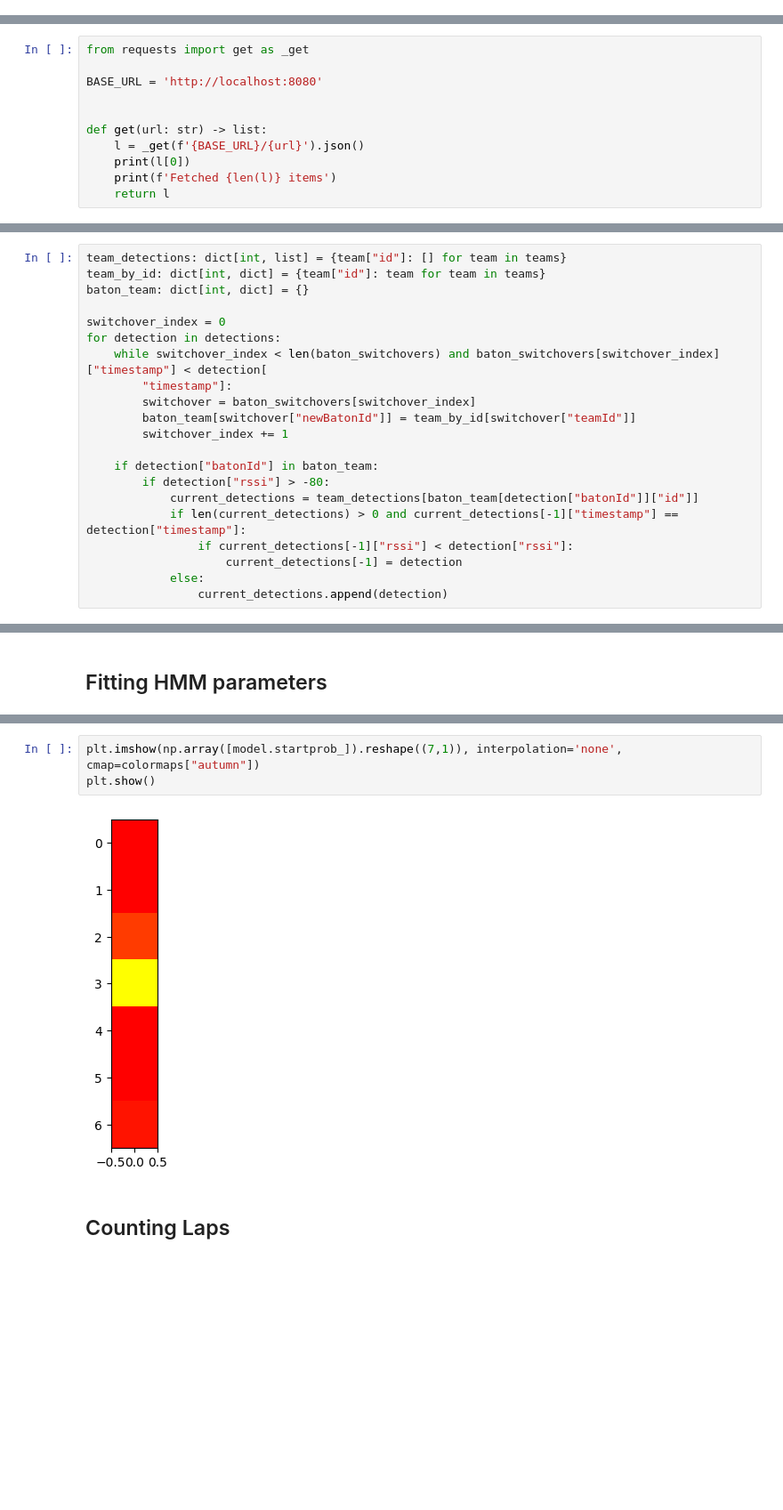
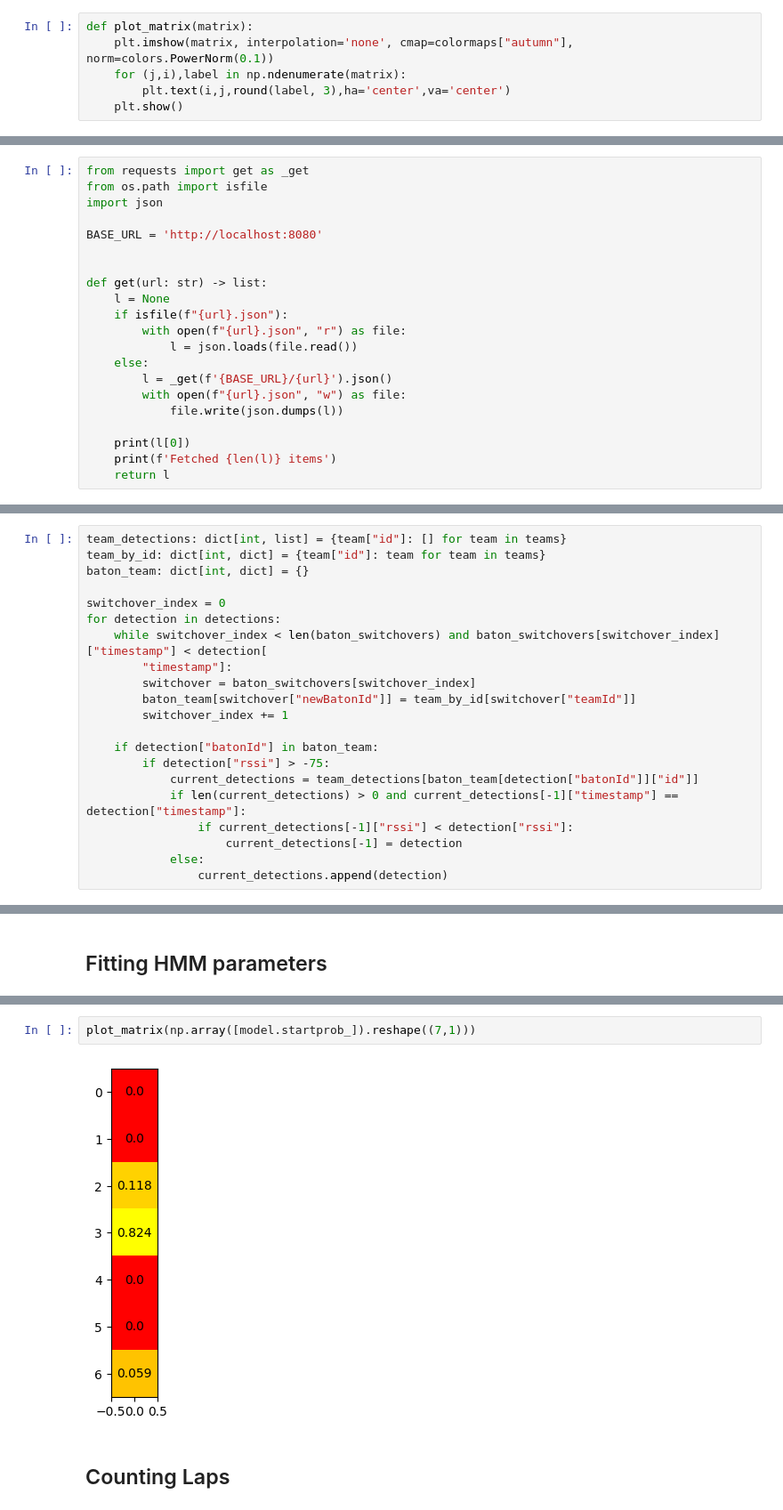
Before and after one commit to FKD13/12urenloop-hmmlearn, a Jupyter notebook: hmmtries.ipynb, the cells around one changed output, grey strips where cells are left out. Shown at 89% size. Drawn from its saved outputs; the diff is of its cells as text; blank space fills up the shorter version.

```diff
--- a/hmmtries.ipynb
+++ b/hmmtries.ipynb
@@ -8,16 +8,32 @@ import matplotlib.colors as colors
 from static_probabilities import TRANSITION_PROBABILITIES_12UL, EMISSION_PROBABILITIES_12UL, START_PROBABILITIES_12UL
 from time import time
 from collections import Counter
+# %%
+def plot_matrix(matrix):
+    plt.imshow(matrix, interpolation='none', cmap=colormaps["autumn"], norm=colors.PowerNorm(0.1))
+    for (j,i),label in np.ndenumerate(matrix):
+        plt.text(i,j,round(label, 3),ha='center',va='center')
+    plt.show()
 # %% [markdown]
 # Fetching Data
 # %%
 from requests import get as _get
+from os.path import isfile
+import json
 
 BASE_URL = 'http://localhost:8080'
 
 
 def get(url: str) -> list:
-    l = _get(f'{BASE_URL}/{url}').json()
+    l = None
+    if isfile(f"{url}.json"):
+        with open(f"{url}.json", "r") as file:
+            l = json.loads(file.read())
+    else:
+        l = _get(f'{BASE_URL}/{url}').json()
+        with open(f"{url}.json", "w") as file:
+            file.write(json.dumps(l))
+
     print(l[0])
     print(f'Fetched {len(l)} items')
     return l
@@ -67,7 +83,7 @@ for detection in detections:
         switchover_index += 1
 
     if detection["batonId"] in baton_team:
-        if detection["rssi"] > -80:
+        if detection["rssi"] > -75:
             current_detections = team_detections[baton_team[detection["batonId"]]["id"]]
             if len(current_detections) > 0 and current_detections[-1]["timestamp"] == detection["timestamp"]:
                 if current_detections[-1]["rssi"] < detection["rssi"]:
@@ -136,8 +158,7 @@ plt.show()
 # %%
-plt.imshow(np.array([model.startprob_]).reshape((7,1)), interpolation='none', cmap=colormaps["autumn"])
-plt.show()
+plot_matrix(np.array([model.startprob_]).reshape((7,1)))
 # %% [output]
-[figure, old version]
+[figure, new version]
 # %% [markdown]
 ## Counting Laps
 # %%
```
Also changed, not shown: parts of 26 cells of this notebook.
